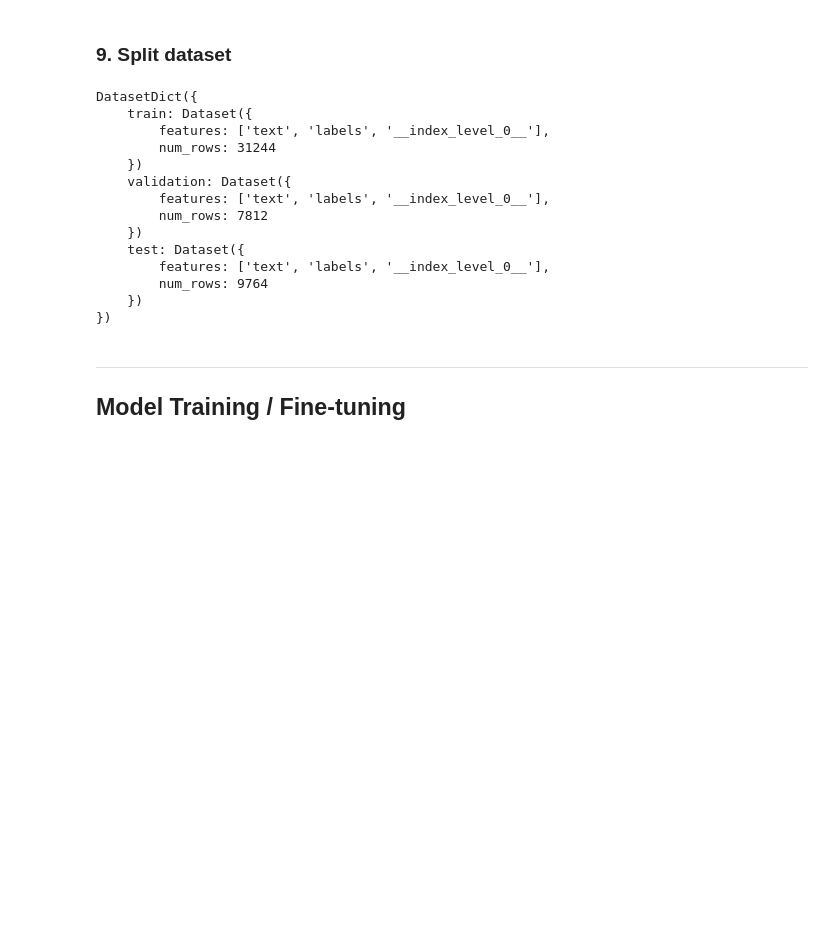
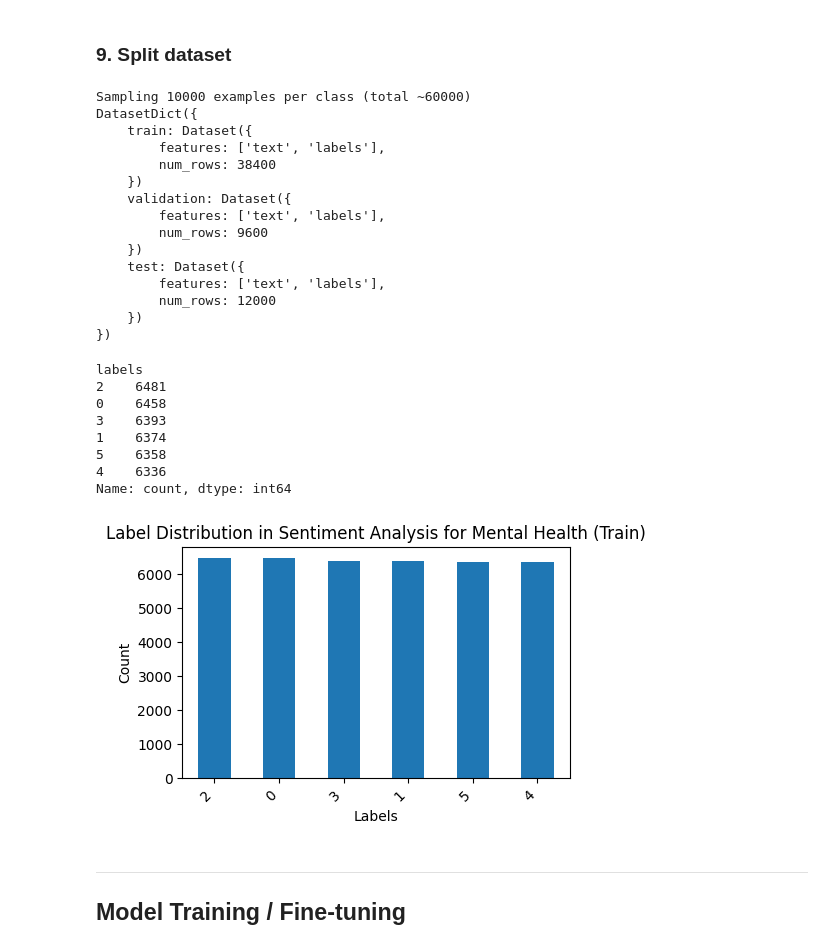
Before and after one commit to majiinB/Heron-wellnest-ml-model, a Jupyter notebook: notebooks/nlp/xlm-roberta/xlm-roberta-phase-3.ipynb, the cells around one changed output. Saved outputs shown, nothing was run; the diff lists cells and outputs as text; code cells hidden in the pictures; blank space fills up the shorter version.

Commit message:
a new notebook was added for phase 3 that uses a new dataset that has emotion classifcations

```diff
--- a/notebooks/nlp/xlm-roberta/xlm-roberta-phase-3.ipynb
+++ b/notebooks/nlp/xlm-roberta/xlm-roberta-phase-3.ipynb
@@ -418,21 +414,51 @@ Name: count, dtype: int64
 # %% [markdown]
 ### **9. Split dataset**
 # %%
-def split_dataset_to_train_valid_test(dataset: DatasetDict, test_size: float = 0.2, val_size: float = 0.2, seed: int = 42) -> DatasetDict:
+def split_dataset_to_train_valid_test_balanced(
+    dataset: DatasetDict,
+    label_column: str = "labels",
+    test_size: float = 0.2,
+    val_size: float = 0.2,
+    max_samples: int = 80000,  # cap across ALL classes
+    seed: int = 42
+) -> DatasetDict:
     """
-    Splits a dataset into train, validation, and test sets.
-    - First, takes a portion (test_size) from 'train' to make the test set.
-    - Then, splits the remaining train into train/validation (val_size).
+    Splits a dataset into train, validation, and test sets with balanced classes.
+    Ensures each label has (roughly) the same number of samples, capped by max_samples.
     """
+
     if "train" not in dataset:
         raise ValueError("DatasetDict must contain a 'train' split.")
 
-    # Split into train + test
-    data = dataset["train"].train_test_split(test_size=test_size, seed=seed)
+    full_train = dataset["train"]
+
+    # Count label frequencies
+    label_counts = {}
+    for lbl in np.unique(full_train[label_column]):
+        label_counts[lbl] = sum(np.array(full_train[label_column]) == lbl)
+
+    num_labels = len(label_counts)
+    # Max samples per class to balance
+    max_per_class = min(min(label_counts.values()), max_samples // num_labels)
+
+    print(f"Sampling {max_per_class} examples per class (total ~{max_per_class * num_labels})")
+
+    # Sample equally from each class
+    balanced_indices = []
+    full_train = full_train.shuffle(seed=seed)
+
+    for lbl in label_counts.keys():
+        indices = [i for i, y in enumerate(full_train[label_column]) if y == lbl]
+        chosen = indices[:max_per_class]
+        balanced_indices.extend(chosen)
+
+    balanced_dataset = full_train.select(balanced_indices)
+
+    # Now do your usual split
+    data = balanced_dataset.train_test_split(test_size=test_size, seed=seed)
     original_train = data["train"]
     original_test = data["test"]
 
-    # Split original train further into train + validation
     train_valid_split = original_train.train_test_split(test_size=val_size, seed=seed)
 
     return DatasetDict({
@@ -441,23 +467,36 @@ def split_dataset_to_train_valid_test(dataset: DatasetDict, test_size: float = 0
         "test": original_test
     })
 
-dataset = split_dataset_to_train_valid_test(dataset)
+dataset = split_dataset_to_train_valid_test_balanced(dataset, max_samples=60000)
 print(dataset)
 # %% [output]
+Sampling 10000 examples per class (total ~60000)
 DatasetDict({
     train: Dataset({
-        features: ['text', 'labels', '__index_level_0__'],
-        num_rows: 31244
+        features: ['text', 'labels'],
+        num_rows: 38400
     })
     validation: Dataset({
-        features: ['text', 'labels', '__index_level_0__'],
-        num_rows: 7812
+        features: ['text', 'labels'],
+        num_rows: 9600
     })
     test: Dataset({
-        features: ['text', 'labels', '__index_level_0__'],
-        num_rows: 9764
+        features: ['text', 'labels'],
+        num_rows: 12000
     })
 })
+# %%
+label_visualization()
+# %% [output]
+labels
+2    6481
+0    6458
+3    6393
+1    6374
+5    6358
+4    6336
+Name: count, dtype: int64
+[figure, added]
 # %% [markdown]
 ---
 ## **Model Training / Fine-tuning**
```
Also changed, not shown: parts of 14 cells of this notebook, 2 other files.
